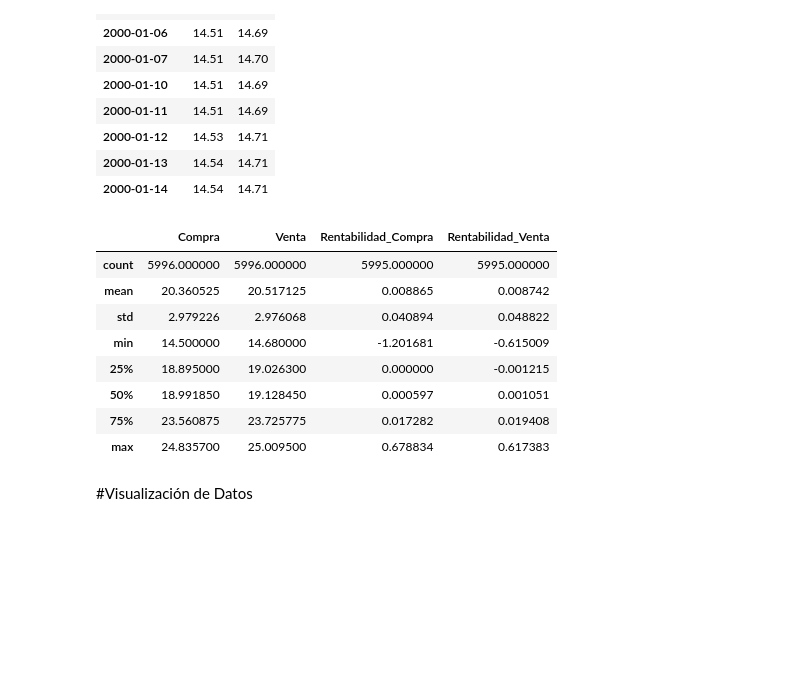
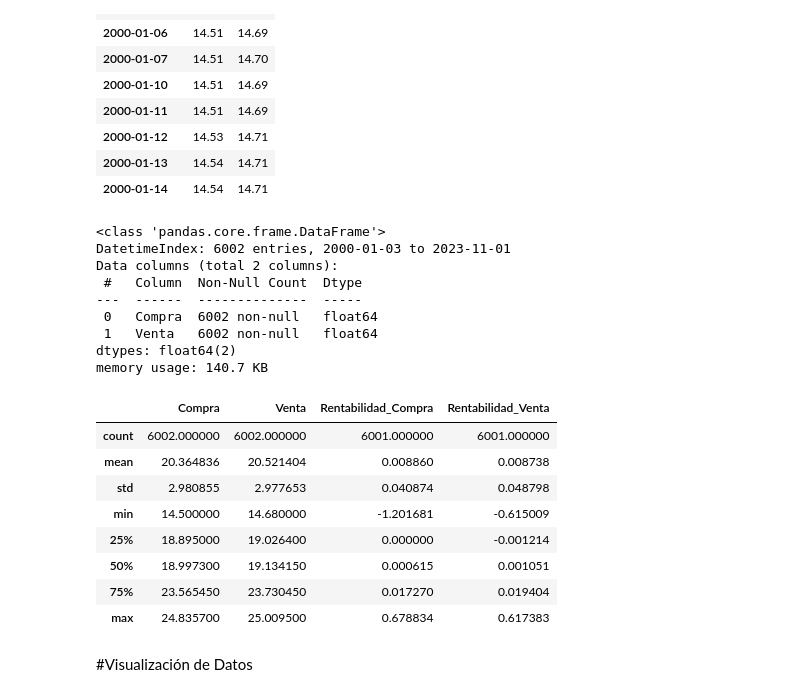
Before and after one commit to MayorKing13/var_tipo_cambio, a Jupyter notebook: Tipo_de_cambio.ipynb, the cells around one changed output. Cells and saved outputs as stored; diff of their text form; code cells hidden in the pictures; blank space fills up the shorter version.

```diff
--- a/Tipo_de_cambio.ipynb
+++ b/Tipo_de_cambio.ipynb
@@ -86,20 +86,31 @@ tipo_de_cambio_limpio.head(10)
 | 2000-01-13 | 14.54 | 14.71 |
 | 2000-01-14 | 14.54 | 14.71 |
 # %%
-#Calcularemos la rentabilidad para cada tipo de cambio para ver su comportamiento como distribución
+#Veremos la información que tiene nuestro Dataset ahora que ya está limpio
+tipo_de_cambio_limpio.info()
+#Calcularemos la rentabilidad para diaria mediante logaritmos cada tipo de cambio para ver su comportamiento como distribución
 tipo_de_cambio_limpio['Rentabilidad_Compra'] = np.log(tipo_de_cambio_limpio['Compra'] / tipo_de_cambio_limpio['Compra'].shift(1))*100
 tipo_de_cambio_limpio['Rentabilidad_Venta'] = np.log(tipo_de_cambio_limpio['Venta'] / tipo_de_cambio_limpio['Venta'].shift(1))*100
 tipo_de_cambio_limpio.describe()
 #tipo_de_cambio_limpio.hist('Rentabilidad_Compra')
 # %% [output]
+<class 'pandas.core.frame.DataFrame'>
+DatetimeIndex: 6002 entries, 2000-01-03 to 2023-11-01
+Data columns (total 2 columns):
+ #   Column  Non-Null Count  Dtype
+---  ------  --------------  -----
+ 0   Compra  6002 non-null   float64
+ 1   Venta   6002 non-null   float64
+dtypes: float64(2)
+memory usage: 140.7 KB
 |  | Compra | Venta | Rentabilidad_Compra | Rentabilidad_Venta |
-| count | 5996.000000 | 5996.000000 | 5995.000000 | 5995.000000 |
-| mean | 20.360525 | 20.517125 | 0.008865 | 0.008742 |
-| std | 2.979226 | 2.976068 | 0.040894 | 0.048822 |
+| count | 6002.000000 | 6002.000000 | 6001.000000 | 6001.000000 |
+| mean | 20.364836 | 20.521404 | 0.008860 | 0.008738 |
+| std | 2.980855 | 2.977653 | 0.040874 | 0.048798 |
 | min | 14.500000 | 14.680000 | -1.201681 | -0.615009 |
-| 25% | 18.895000 | 19.026300 | 0.000000 | -0.001215 |
-| 50% | 18.991850 | 19.128450 | 0.000597 | 0.001051 |
-| 75% | 23.560875 | 23.725775 | 0.017282 | 0.019408 |
+| 25% | 18.895000 | 19.026400 | 0.000000 | -0.001214 |
+| 50% | 18.997300 | 19.134150 | 0.000615 | 0.001051 |
+| 75% | 23.565450 | 23.730450 | 0.017270 | 0.019404 |
 | max | 24.835700 | 25.009500 | 0.678834 | 0.617383 |
 # %% [markdown]
 #Visualización de Datos
```
Also changed, not shown: parts of 10 cells of this notebook.
